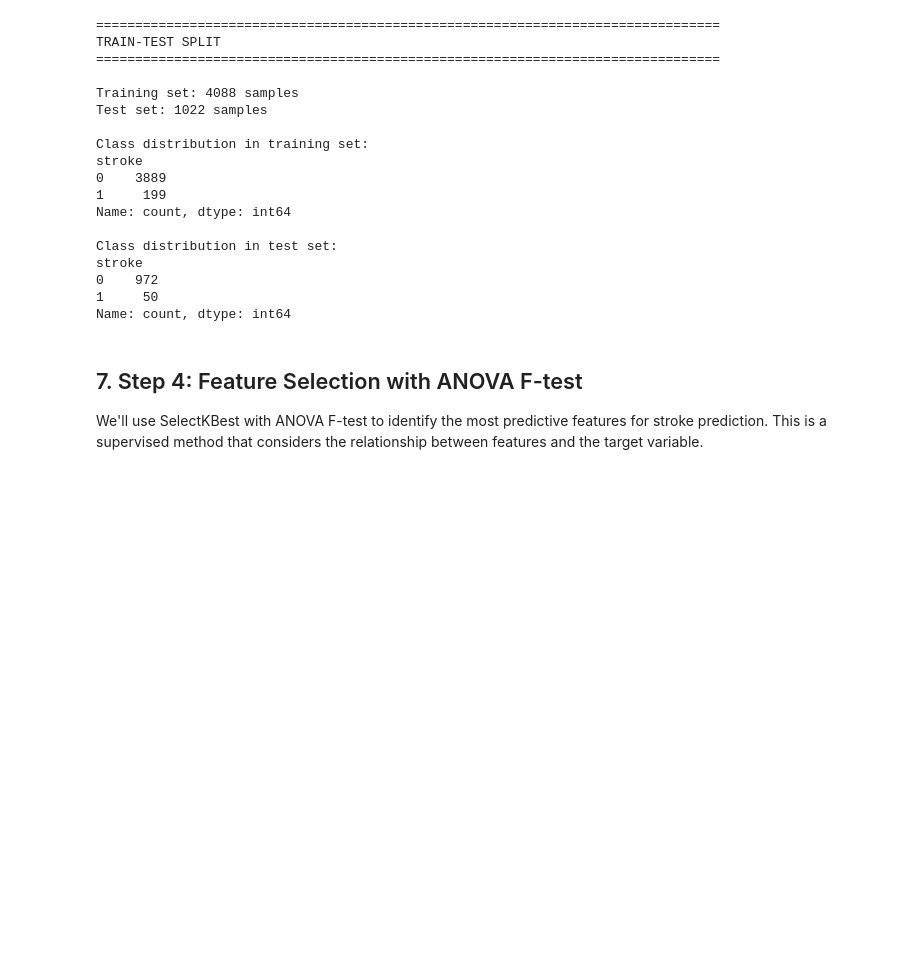
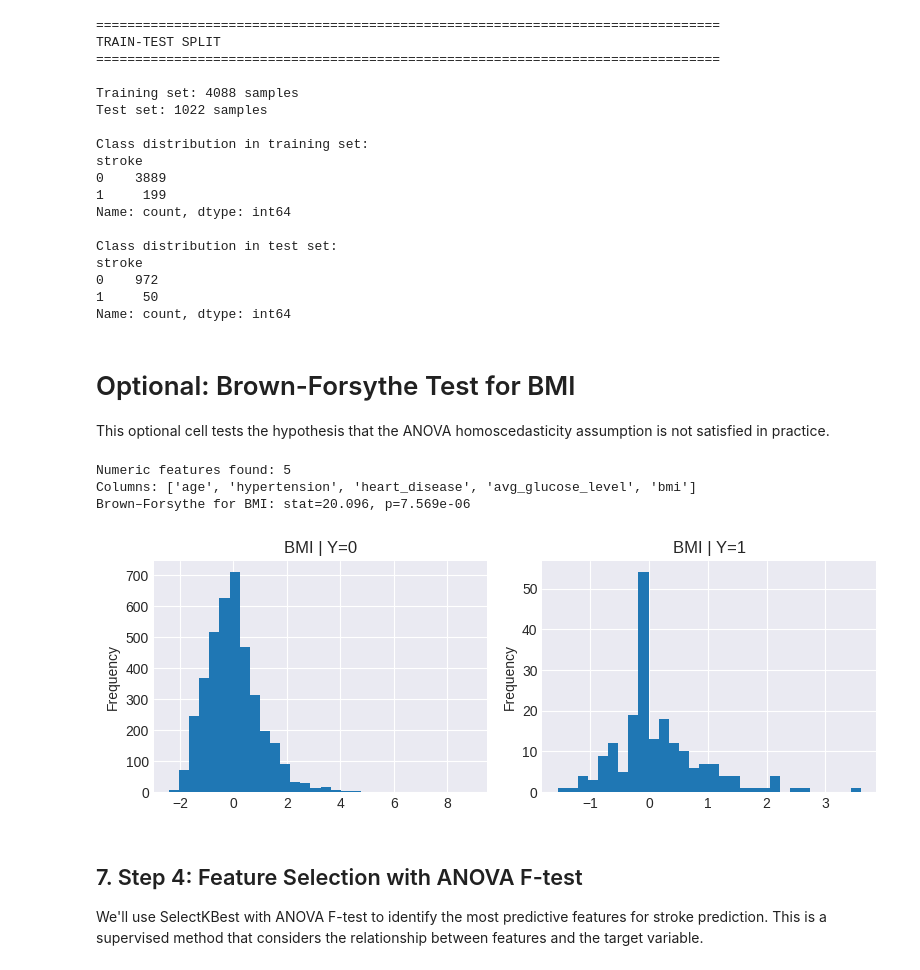
Before and after one commit to hakotaco/stroke-prediction, a Jupyter notebook: stroke_training_pipeline.ipynb, the cells around one changed output. Cells and saved outputs as stored; diff of their text form; code cells hidden in the pictures; blank space fills up the shorter version.

```diff
--- a/stroke_training_pipeline.ipynb
+++ b/stroke_training_pipeline.ipynb
@@ -456,6 +456,34 @@ stroke
 0    972
 1     50
 Name: count, dtype: int64
+# %% [markdown]
+# Optional: Brown-Forsythe Test for BMI
+This optional cell tests the hypothesis that the ANOVA homoscedasticity assumption is not satisfied in practice.
+# %%
+n_num = len(numerical_cols)
+Xn_train = pd.DataFrame(X_train[:, :n_num], columns=numerical_cols)  # first block = numerics
+ytr = np.asarray(y_train).ravel()
+
+print(f"Numeric features found: {n_num}")
+print("Columns:", list(Xn_train.columns))
+
+# Histograms by class (BMI)
+fig, ax = plt.subplots(1,2, figsize=(8,3))
+Xn_train.loc[ytr==0, "bmi"].plot(kind="hist", bins=30, ax=ax[0], title="BMI | Y=0")
+Xn_train.loc[ytr==1, "bmi"].plot(kind="hist", bins=30, ax=ax[1], title="BMI | Y=1")
+plt.tight_layout()
+
+# Brown–Forsythe (median-centered Levene) for BMI
+from scipy.stats import levene
+x0 = Xn_train.loc[ytr==0, "bmi"].dropna()
+x1 = Xn_train.loc[ytr==1, "bmi"].dropna()
+stat, p = levene(x0, x1, center="median")
+print(f"Brown–Forsythe for BMI: stat={stat:.3f}, p={p:.4g}")
+# %% [output]
+Numeric features found: 5
+Columns: ['age', 'hypertension', 'heart_disease', 'avg_glucose_level', 'bmi']
+Brown–Forsythe for BMI: stat=20.096, p=7.569e-06
+[figure, added]
 # %% [markdown]
 ## 7. Step 4: Feature Selection with ANOVA F-test
 
```
Also changed, not shown: parts of 4 cells of this notebook.
